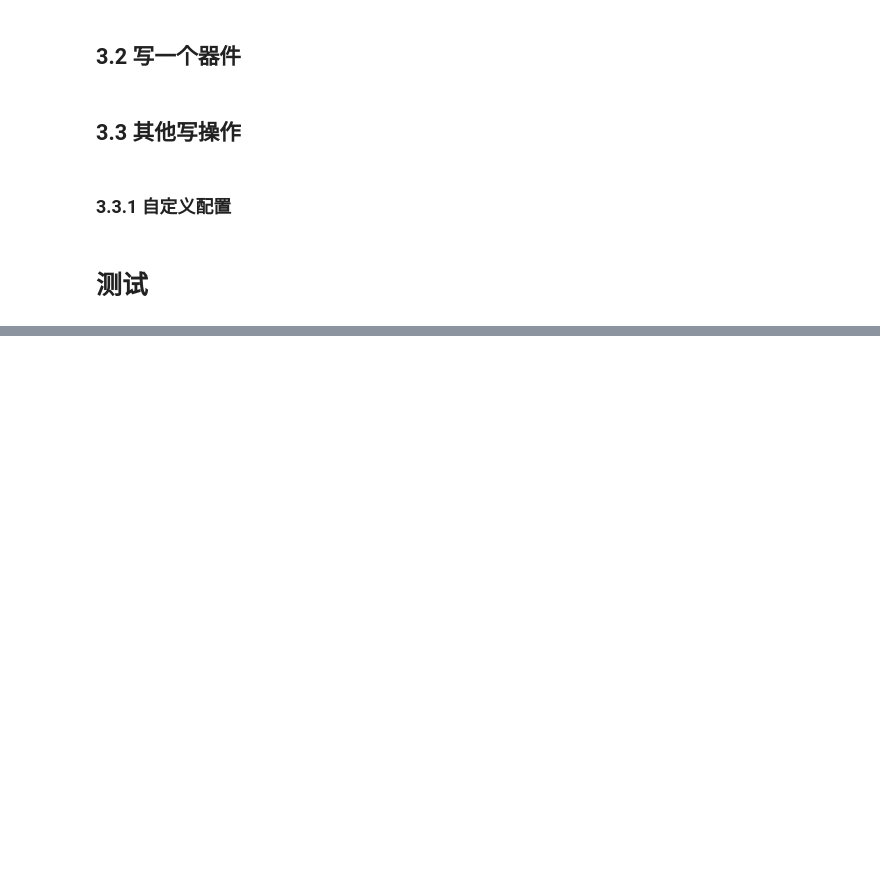
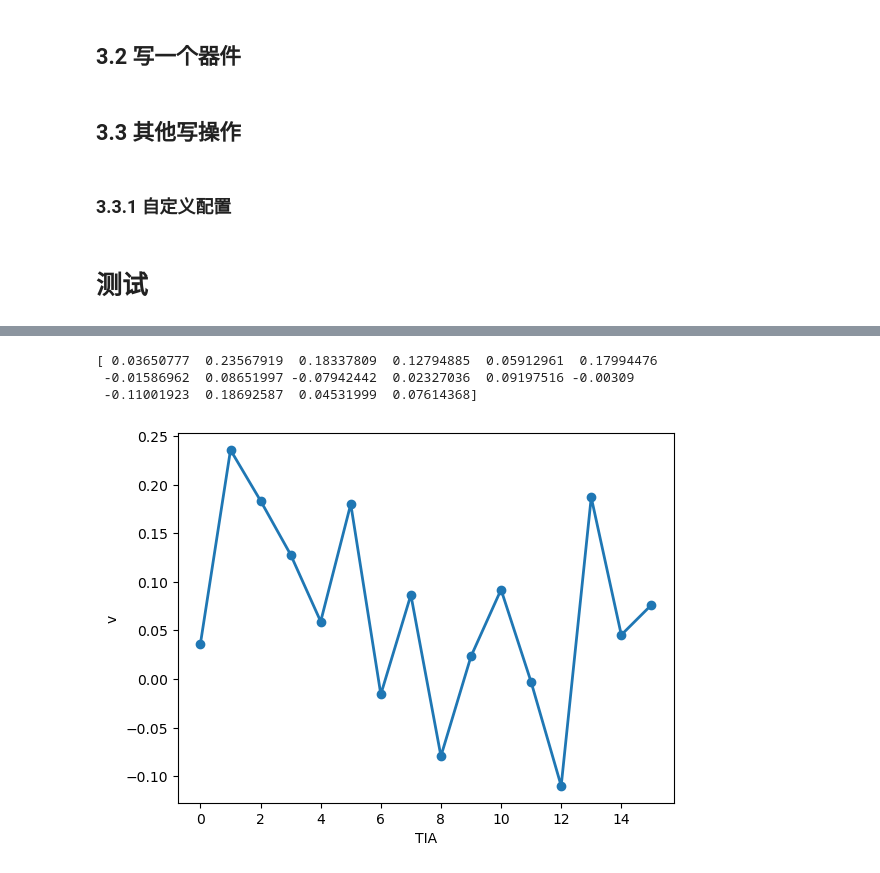
Before and after one commit to bei-meng/host_computer, a Jupyter notebook: 读写操作.ipynb, the cells around one changed output, grey strips where cells are left out. Cells and saved outputs as stored; diff of their text form; code cells hidden in the pictures; blank space fills up the shorter version.

```diff
--- a/读写操作.ipynb
+++ b/读写操作.ipynb
@@ -103,0 +268,17 @@ chip.generate_write_pulse()
+# %%
+# chip.set_cim_reset()
+# chip.generate_read_pulse()
+
+cond1,voltage1 = chip.get_tia_out([k for k in range(16)])
+print(voltage1)
+cond1,voltage1 = cond1,voltage1
+plt.figure()
+plt.ylabel("v")
+plt.xlabel("TIA")
+plt.plot(voltage1, marker='o', linestyle='-', linewidth=2,label="1")
+plt.show()
+# %% [output]
+[ 0.03650777  0.23567919  0.18337809  0.12794885  0.05912961  0.17994476
+ -0.01586962  0.08651997 -0.07942442  0.02327036  0.09197516 -0.00309
+ -0.11001923  0.18692587  0.04531999  0.07614368]
+[figure, added]
```
Also changed, not shown: parts of 11 cells of this notebook, 4 other files.
